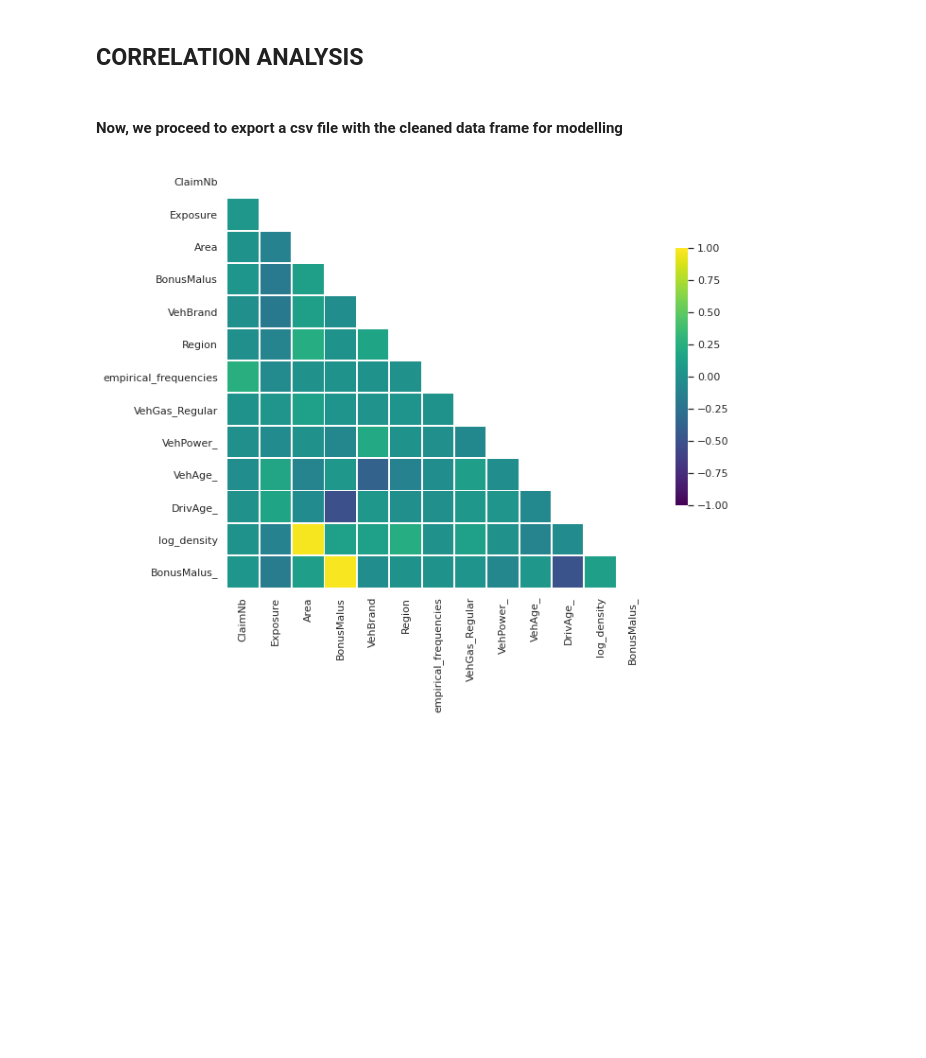
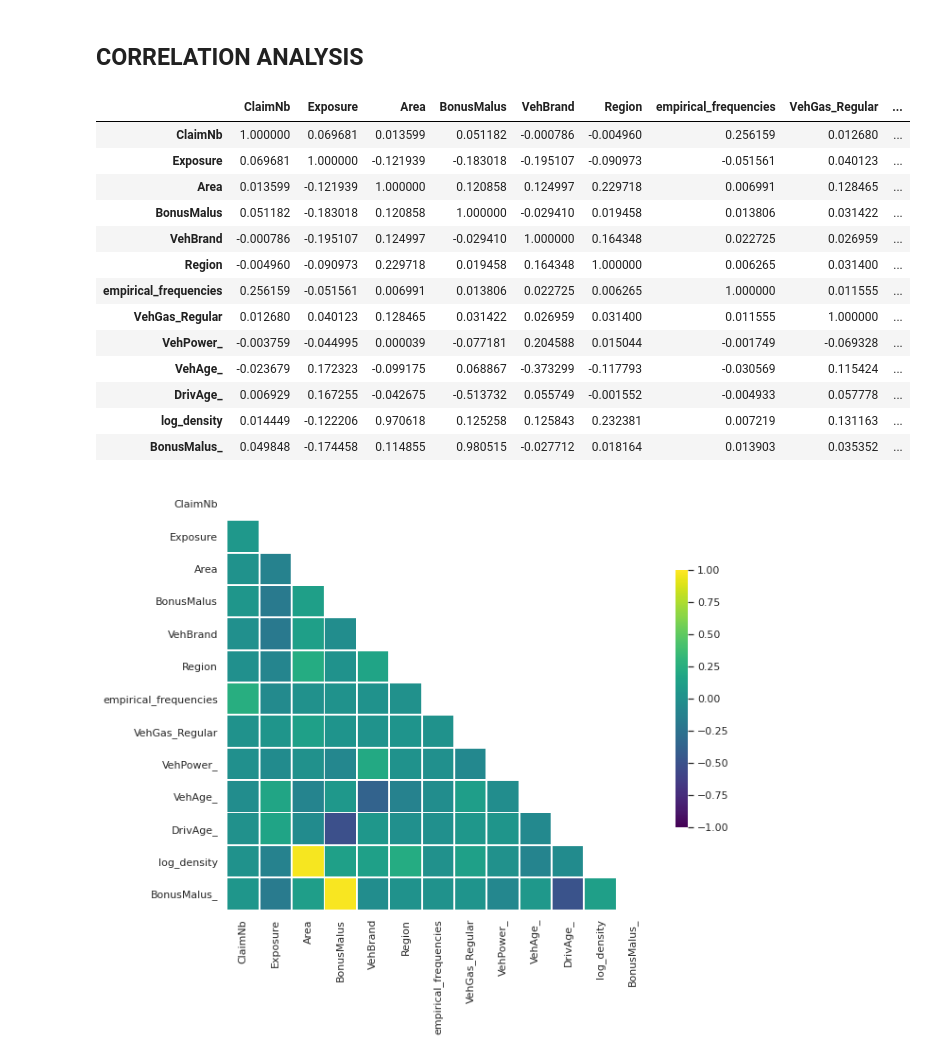
Before and after one commit to JulianTrufero/Claims-Frequency-Predicitons, a Jupyter notebook: Notebooks/claims_data.ipynb, the cells around one changed output. Cells and saved outputs as stored; diff of their text form; code cells hidden in the pictures; blank space fills up the shorter version.

```diff
--- a/Notebooks/claims_data.ipynb
+++ b/Notebooks/claims_data.ipynb
@@ -511,10 +573,24 @@ fig.savefig("bonusmalus_counts_empfreq.png");
 [figure]
 # %% [markdown]
 ## CORRELATION ANALYSIS
-# %% [markdown]
-#### Now, we proceed to export a csv file with the cleaned data frame for modelling
 # %%
 correlations = claimsdf.corr()
+correlations
+# %% [output]
+|  | ClaimNb | Exposure | Area | BonusMalus | VehBrand | Region | empirical_frequencies | VehGas_Regular | ... |
+| ClaimNb | 1.000000 | 0.069681 | 0.013599 | 0.051182 | -0.000786 | -0.004960 | 0.256159 | 0.012680 | ... |
+| Exposure | 0.069681 | 1.000000 | -0.121939 | -0.183018 | -0.195107 | -0.090973 | -0.051561 | 0.040123 | ... |
+| Area | 0.013599 | -0.121939 | 1.000000 | 0.120858 | 0.124997 | 0.229718 | 0.006991 | 0.128465 | ... |
+| BonusMalus | 0.051182 | -0.183018 | 0.120858 | 1.000000 | -0.029410 | 0.019458 | 0.013806 | 0.031422 | ... |
+| VehBrand | -0.000786 | -0.195107 | 0.124997 | -0.029410 | 1.000000 | 0.164348 | 0.022725 | 0.026959 | ... |
+| Region | -0.004960 | -0.090973 | 0.229718 | 0.019458 | 0.164348 | 1.000000 | 0.006265 | 0.031400 | ... |
+| empirical_frequencies | 0.256159 | -0.051561 | 0.006991 | 0.013806 | 0.022725 | 0.006265 | 1.000000 | 0.011555 | ... |
+| VehGas_Regular | 0.012680 | 0.040123 | 0.128465 | 0.031422 | 0.026959 | 0.031400 | 0.011555 | 1.000000 | ... |
+| VehPower_ | -0.003759 | -0.044995 | 0.000039 | -0.077181 | 0.204588 | 0.015044 | -0.001749 | -0.069328 | ... |
+| VehAge_ | -0.023679 | 0.172323 | -0.099175 | 0.068867 | -0.373299 | -0.117793 | -0.030569 | 0.115424 | ... |
+| DrivAge_ | 0.006929 | 0.167255 | -0.042675 | -0.513732 | 0.055749 | -0.001552 | -0.004933 | 0.057778 | ... |
+| log_density | 0.014449 | -0.122206 | 0.970618 | 0.125258 | 0.125843 | 0.232381 | 0.007219 | 0.131163 | ... |
+| BonusMalus_ | 0.049848 | -0.174458 | 0.114855 | 0.980515 | -0.027712 | 0.018164 | 0.013903 | 0.035352 | ... |
 # %%
 fig, ax = plt.subplots(figsize=(10,10))
 mask = np.triu(np.ones_like(correlations, dtype=bool))
```
Also changed, not shown: parts of 45 cells of this notebook, 14 other files.
